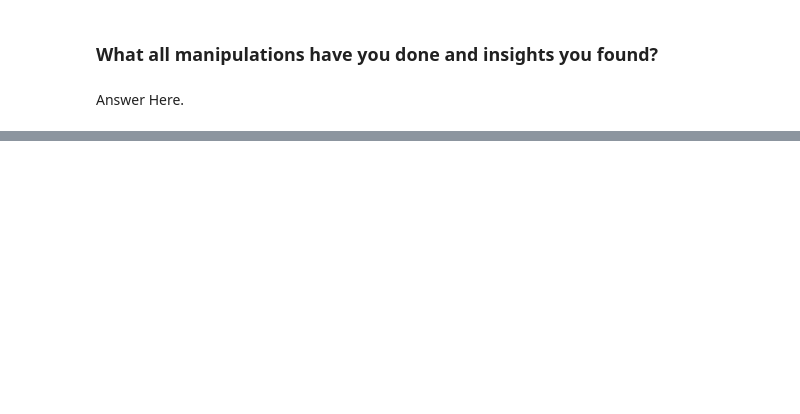
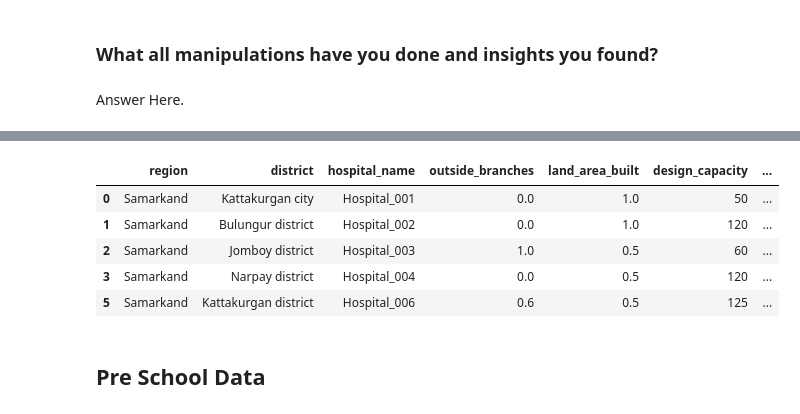
Before and after one commit to Kartikrast/social-infra-prediction-model, a Jupyter notebook: python_files/steps.ipynb, the cells around one changed output, grey strips where cells are left out. Cells and saved outputs as stored; diff of their text form; code cells hidden in the pictures; blank space fills up the shorter version.

```diff
--- a/python_files/steps.ipynb
+++ b/python_files/steps.ipynb
@@ -2094,0 +2807,3 @@ Answer Here.
+# %%
+# as we know that each row of this df represents a different hospital we need to give each row a hospital name so that it can be uniquely identified
+hospital_df.insert(2, 'hospital_name', [f'Hospital_{i:03d}' for i in range(1, len(hospital_df) + 1)])
@@ -2094,0 +3240,9 @@ Answer Here.
+# %%
+hospital_df.drop(['staff_per_visitor','medstaff_per_visitor', 'beds_per_visitor'], axis=1, inplace=True)
+# %% [output]
+|  | region | district | hospital_name | outside_branches | land_area_built | design_capacity | ... |
+| 0 | Samarkand | Kattakurgan city | Hospital_001 | 0.0 | 1.0 | 50 | ... |
+| 1 | Samarkand | Bulungur district | Hospital_002 | 0.0 | 1.0 | 120 | ... |
+| 2 | Samarkand | Jomboy district | Hospital_003 | 1.0 | 0.5 | 60 | ... |
+| 3 | Samarkand | Narpay district | Hospital_004 | 0.0 | 0.5 | 120 | ... |
+| 5 | Samarkand | Kattakurgan district | Hospital_006 | 0.6 | 0.5 | 125 | ... |
@@ -2094,0 +3268,2 @@ Answer Here.
+# %% [markdown]
+## Pre School Data
```
Also changed, not shown: parts of 44 cells of this notebook.
